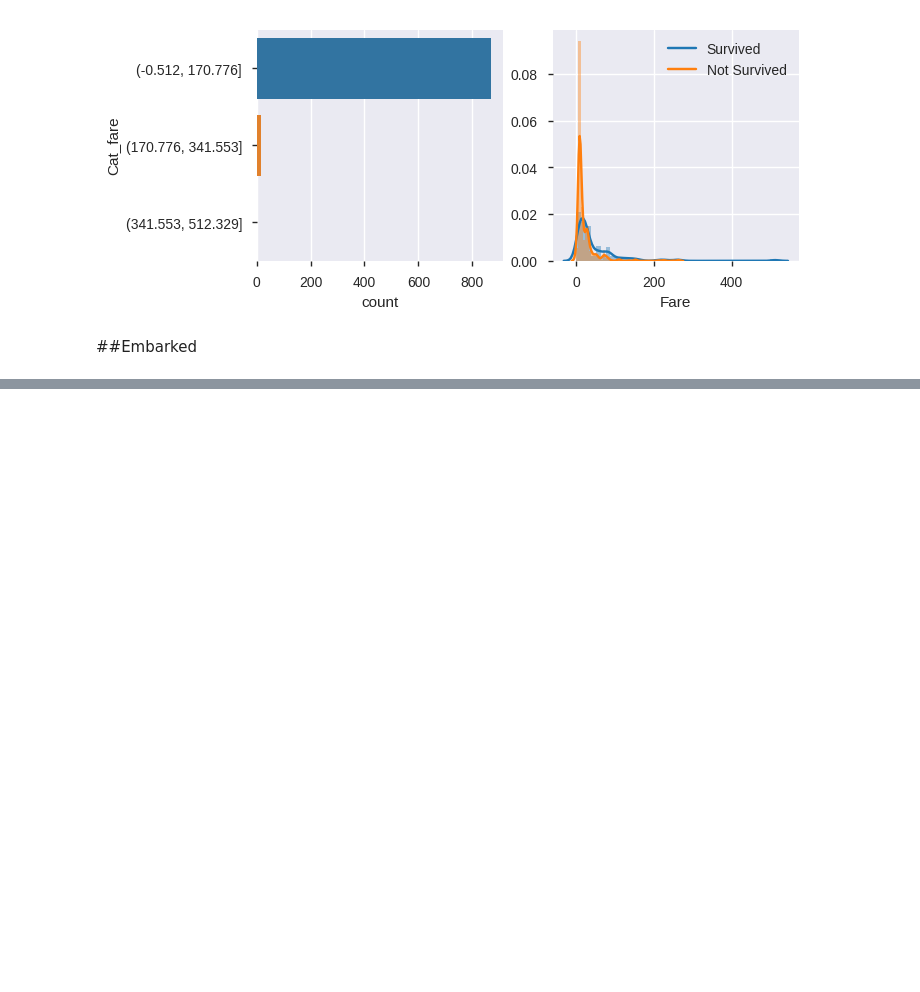
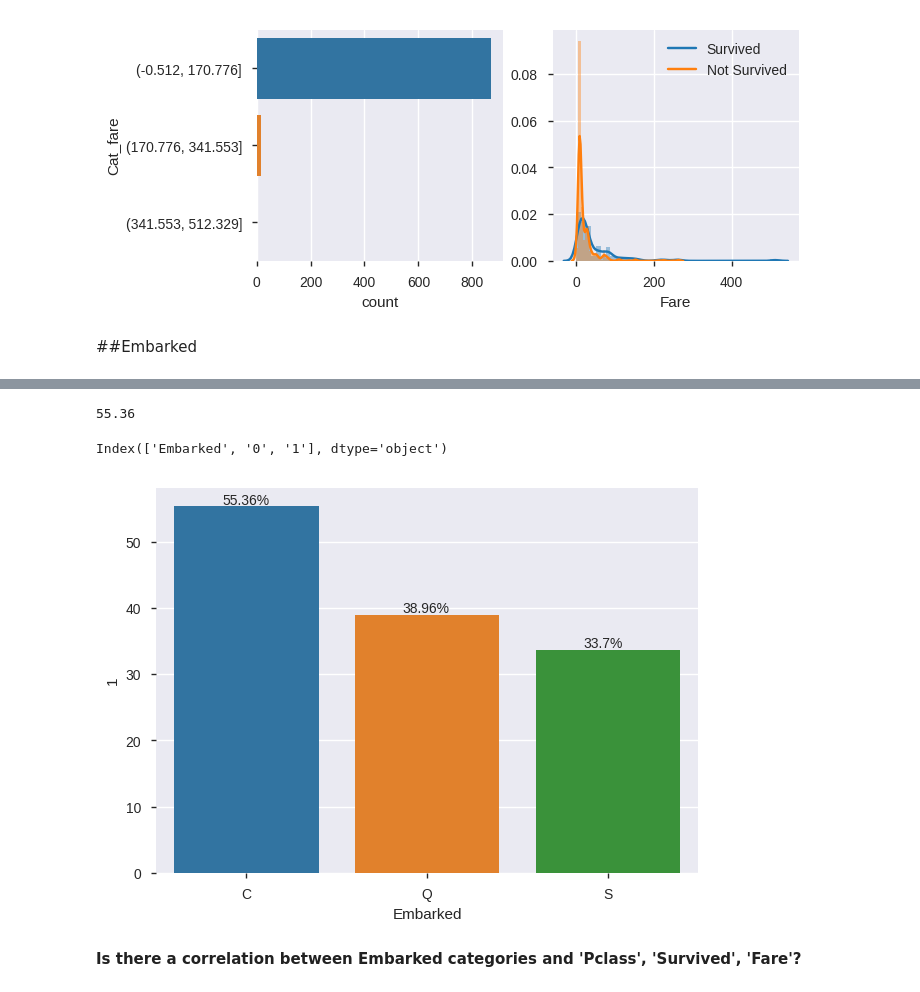
Before and after one commit to PieroNarciso/Titanic_ML_project, a Jupyter notebook: data_analysis.ipynb, the cells around one changed output, grey strips where cells are left out. Saved outputs shown, nothing was run; the diff lists cells and outputs as text; code cells hidden in the pictures; blank space fills up the shorter version.

```diff
--- a/data_analysis.ipynb
+++ b/data_analysis.ipynb
@@ -290,0 +307,4 @@ sns.distplot(not_survived, kde_kws={'label': 'Not Survived'})
+# %%
+embarked_pt = pd.pivot_table(train_set, values='Survived', index='Embarked', columns=train_set['Survived'], aggfunc='count')
+embarked_pt['Total'] = embarked_pt[0] + embarked_pt[1]
+embarked_pt
@@ -290,0 +317,4 @@ sns.distplot(not_survived, kde_kws={'label': 'Not Survived'})
+# %%
+# Percentage
+embarked_pt = embarked_pt[[0, 1]].div(embarked_pt['Total'], axis=0).round(4) * 100
+embarked_pt
@@ -290,0 +327,22 @@ sns.distplot(not_survived, kde_kws={'label': 'Not Survived'})
+# %%
+embarked_pt[1][0]
+# %% [output]
+55.36
+# %%
+per_embarked = embarked_pt.reset_index()
+per_embarked.columns = ['Embarked', '0', '1']
+per_embarked.columns
+# %% [output]
+Index(['Embarked', '0', '1'], dtype='object')
+# %%
+fig, ax = plt.subplots(1, 1, figsize=(7, 5))
+sns.barplot(data=per_embarked, x='Embarked', y='1')
+for i, p in enumerate(ax.patches):
+  height = p.get_height()
+  width = p.get_width()
+  x, y = p.get_xy()
+  ax.text(x + width / 3, height + 0.3, f"{embarked_pt[1][i]}%")
+# %% [output]
+[figure, added]
+# %% [markdown]
+**Is there a correlation between Embarked categories and 'Pclass', 'Survived', 'Fare'?**
```
Also changed, not shown: parts of 16 cells of this notebook, 1 other file.
